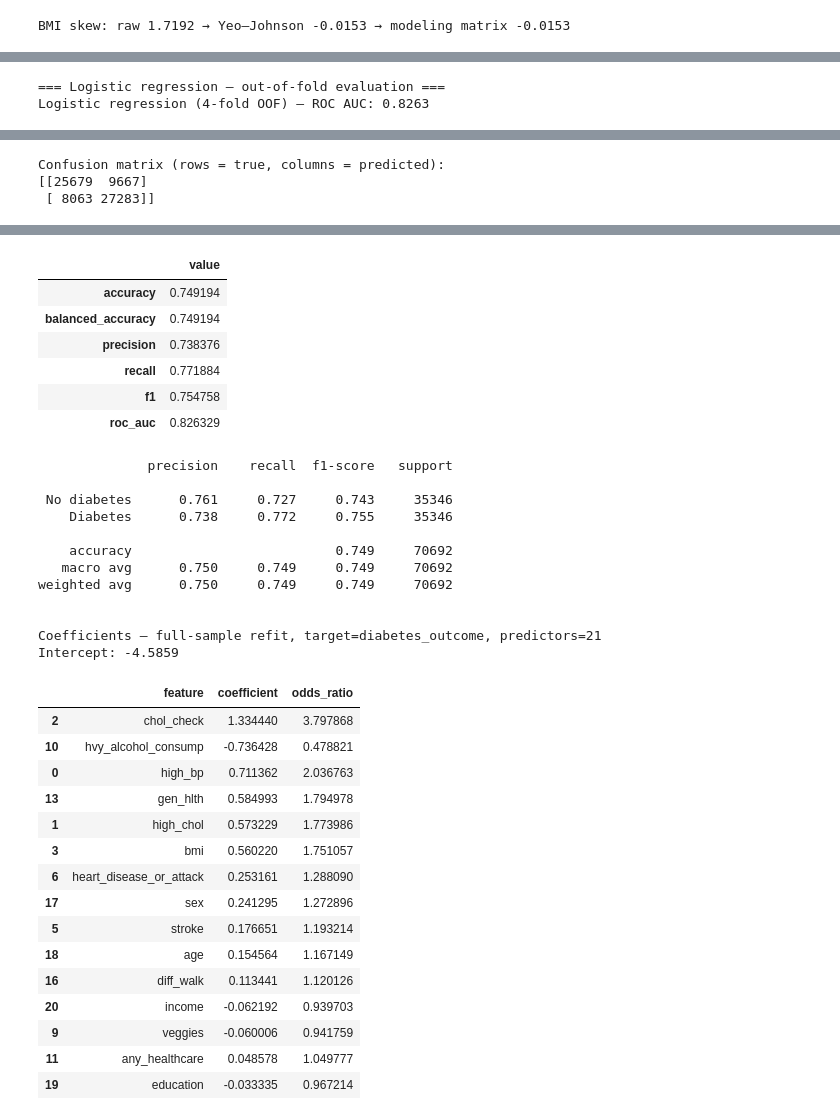
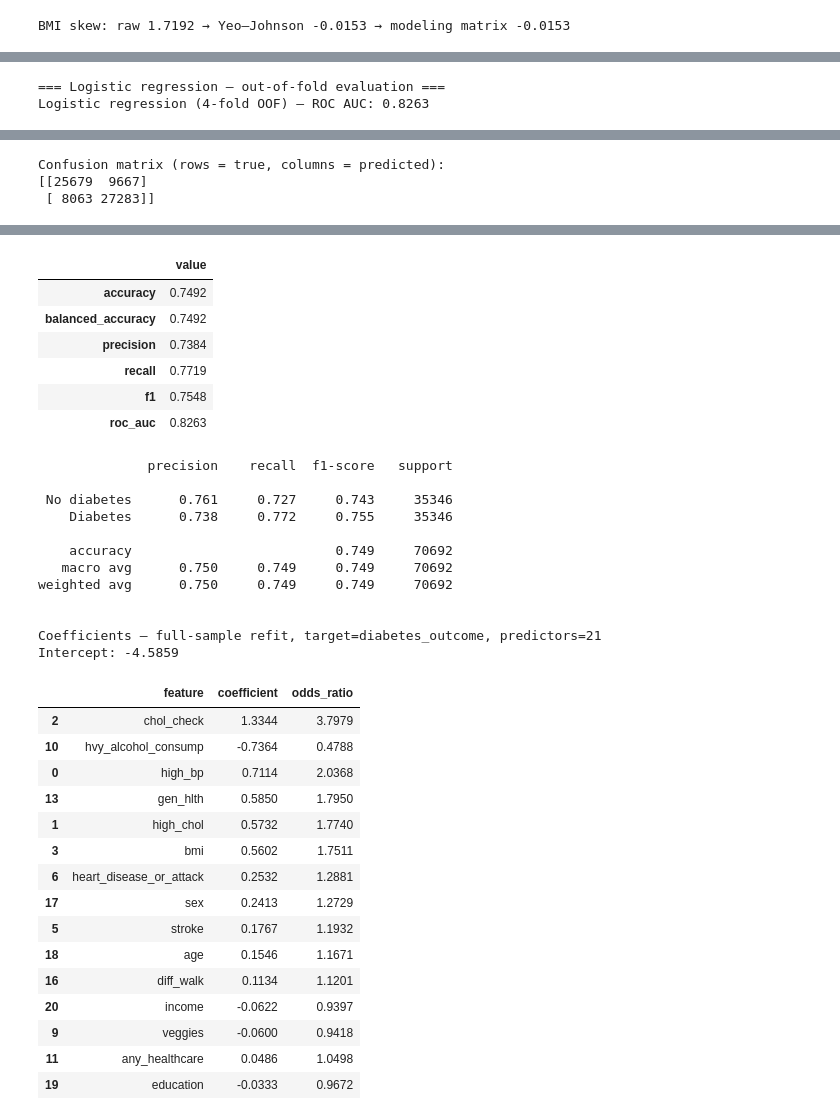
Before and after one commit to tnewman10/DDDM, a Jupyter notebook: Diabetes Prediction Model/Diabetes Prediction Model (5050 Split).ipynb, the cells around one changed output, grey strips where cells are left out. Cells and saved outputs as stored; diff of their text form; code cells hidden in the pictures.

```diff
--- a/Diabetes Prediction Model/Diabetes Prediction Model (5050 Split).ipynb
+++ b/Diabetes Prediction Model/Diabetes Prediction Model (5050 Split).ipynb
@@ -546,7 +959,7 @@ We also report **ROC AUC**, **precision** / **recall** / **F1** for diabetes at
 
 Random forest uses **`max_samples=30_000`** per tree on the 5050 subsample.
 # %%
-# Cell 13 · CV setup, class weights & logistic regression (4-fold)
+# Cell 16 · CV setup, class weights & logistic regression (4-fold)
 import matplotlib.pyplot as plt
 import numpy as np
 import pandas as pd
@@ -674,6 +1087,23 @@ def _dm_binary_classification_eval(
     return metrics
 
 
+def dm_logistic_aic(
+    model: LogisticRegression,
+    X_df: pd.DataFrame,
+    y_s: pd.Series,
+    emphasis: float = 1.0,
+) -> float:
+    """AIC from class-weighted Bernoulli log-likelihood (full-sample refit)."""
+    cw = dm_class_weight_dict(y_s, emphasis)
+    y_arr = np.asarray(y_s, dtype=int)
+    sw = np.where(y_arr == 1, cw[1], cw[0])
+    p1 = np.clip(model.predict_proba(X_df)[:, 1], 1e-15, 1 - 1e-15)
+    ll_i = y_arr * np.log(p1) + (1 - y_arr) * np.log(1 - p1)
+    log_lik = float((sw * ll_i).sum())
+    k = int(model.coef_.size + 1)
+    return float(2 * k - 2 * log_lik)
+
+
 def dm_run_cv(
     estimator,
     X_df: pd.DataFrame,
@@ -792,52 +1222,52 @@ Logistic regression fold 4/4: AUC=0.8273, F1=0.7533, recall=0.7701, n_test=17,67
 
 Logistic regression — 4-fold CV summary (mean ± std):
 |  | mean | std |
 | accuracy | 0.7492 | 0.0010 |
 | balanced_accuracy | 0.7492 | 0.0010 |
 | precision | 0.7384 | 0.0006 |
 | recall | 0.7719 | 0.0023 |
 | f1 | 0.7548 | 0.0012 |
 | roc_auc | 0.8263 | 0.0015 |
 === Logistic regression — out-of-fold evaluation ===
 Logistic regression (4-fold OOF) — ROC AUC: 0.8263
 [figure]
 Confusion matrix (rows = true, columns = predicted):
 [[25679  9667]
  [ 8063 27283]]
 [figure]
 |  | value |
-| accuracy | 0.749194 |
-| balanced_accuracy | 0.749194 |
-| precision | 0.738376 |
-| recall | 0.771884 |
-| f1 | 0.754758 |
-| roc_auc | 0.826329 |
+| accuracy | 0.7492 |
+| balanced_accuracy | 0.7492 |
+| precision | 0.7384 |
+| recall | 0.7719 |
+| f1 | 0.7548 |
+| roc_auc | 0.8263 |
               precision    recall  f1-score   support
 
  No diabetes      0.761     0.727     0.743     35346
     Diabetes      0.738     0.772     0.755     35346
 
     accuracy                          0.749     70692
    macro avg      0.750     0.749     0.749     70692
 weighted avg      0.750     0.749     0.749     70692
 
 
 Coefficients — full-sample refit, target=diabetes_outcome, predictors=21
 Intercept: -4.5859
 |  | feature | coefficient | odds_ratio |
-| 2 | chol_check | 1.334440 | 3.797868 |
-| 10 | hvy_alcohol_consump | -0.736428 | 0.478821 |
-| 0 | high_bp | 0.711362 | 2.036763 |
-| 13 | gen_hlth | 0.584993 | 1.794978 |
-| 1 | high_chol | 0.573229 | 1.773986 |
-| 3 | bmi | 0.560220 | 1.751057 |
-| 6 | heart_disease_or_attack | 0.253161 | 1.288090 |
-| 17 | sex | 0.241295 | 1.272896 |
-| 5 | stroke | 0.176651 | 1.193214 |
-| 18 | age | 0.154564 | 1.167149 |
-| 16 | diff_walk | 0.113441 | 1.120126 |
-| 20 | income | -0.062192 | 0.939703 |
-| 9 | veggies | -0.060006 | 0.941759 |
-| 11 | any_healthcare | 0.048578 | 1.049777 |
-| 19 | education | -0.033335 | 0.967214 |
+| 2 | chol_check | 1.3344 | 3.7979 |
+| 10 | hvy_alcohol_consump | -0.7364 | 0.4788 |
+| 0 | high_bp | 0.7114 | 2.0368 |
+| 13 | gen_hlth | 0.5850 | 1.7950 |
+| 1 | high_chol | 0.5732 | 1.7740 |
+| 3 | bmi | 0.5602 | 1.7511 |
+| 6 | heart_disease_or_attack | 0.2532 | 1.2881 |
+| 17 | sex | 0.2413 | 1.2729 |
+| 5 | stroke | 0.1767 | 1.1932 |
+| 18 | age | 0.1546 | 1.1671 |
+| 16 | diff_walk | 0.1134 | 1.1201 |
+| 20 | income | -0.0622 | 0.9397 |
+| 9 | veggies | -0.0600 | 0.9418 |
+| 11 | any_healthcare | 0.0486 | 1.0498 |
+| 19 | education | -0.0333 | 0.9672 |
 # %%
```
Also changed, not shown: parts of 23 cells of this notebook, 1 other file.
